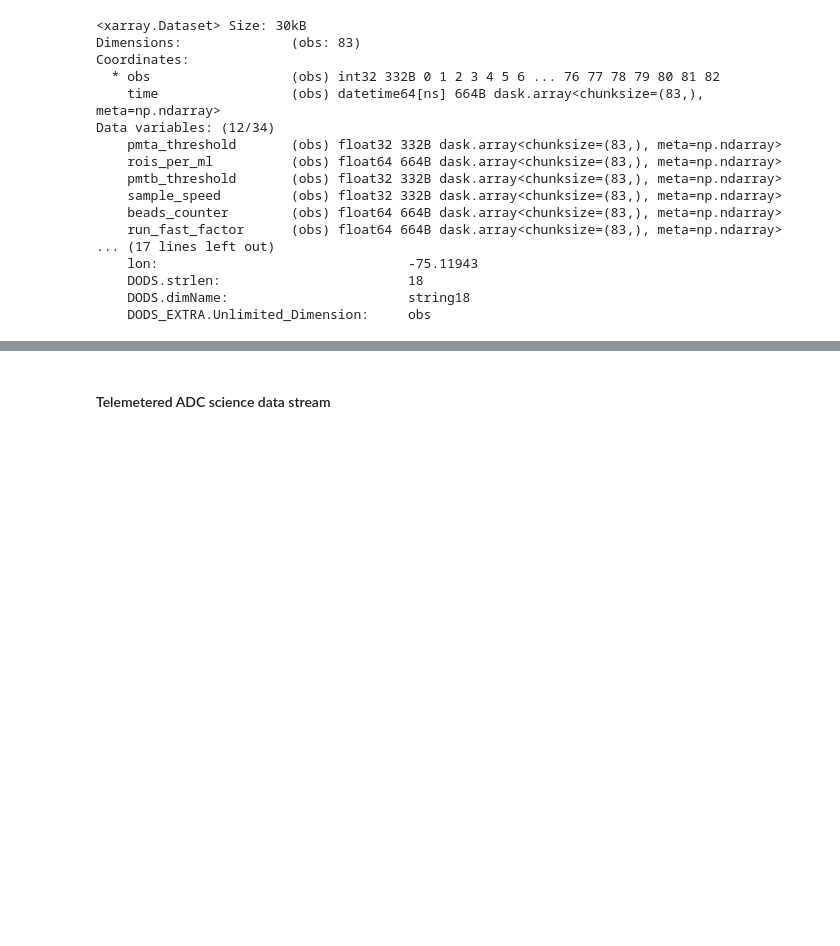
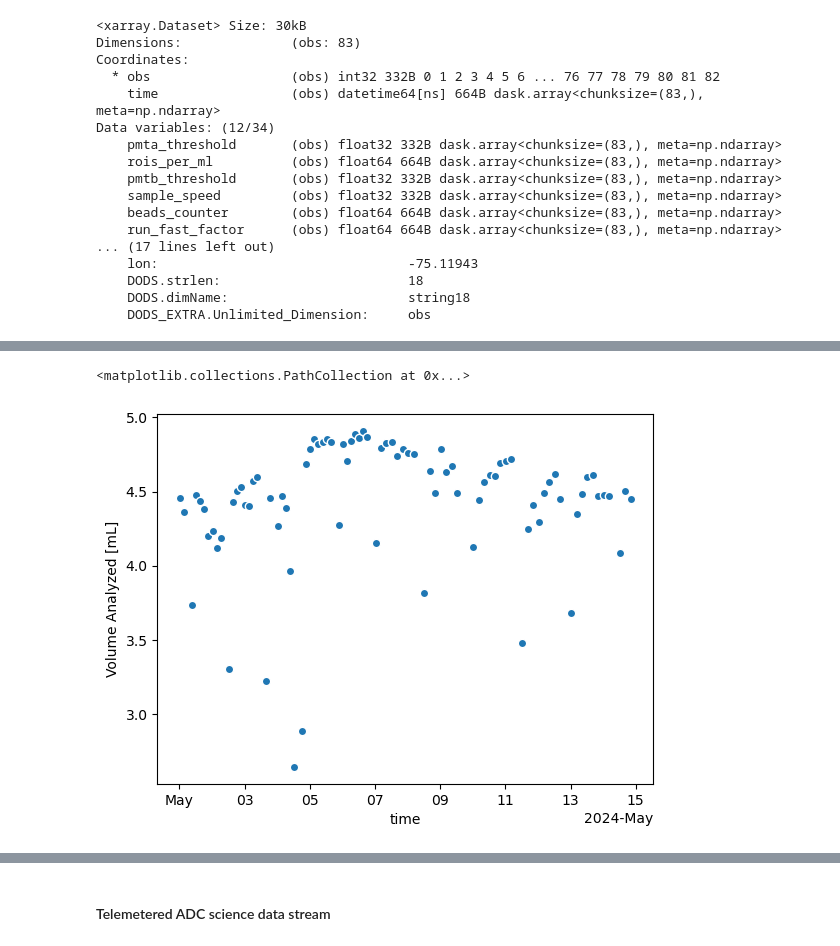
Before and after one commit to cooleyky/pioneer-21, a Jupyter notebook: Dev0_PLIMS_Testing.ipynb, the cells around one changed output, grey strips where cells are left out. Cells and saved outputs as stored; diff of their text form; code cells hidden in the pictures; blank space fills up the shorter version.

```diff
--- a/Dev0_PLIMS_Testing.ipynb
+++ b/Dev0_PLIMS_Testing.ipynb
@@ -270,0 +289,5 @@ Data variables: (12/34)
+# %%
+data_hdrsci.volume_analyzed.plot.scatter(x="time")
+# %% [output]
+<matplotlib.collections.PathCollection at 0x...>
+[figure, added]
```
Also changed, not shown: parts of 44 cells of this notebook, 1 other file.
